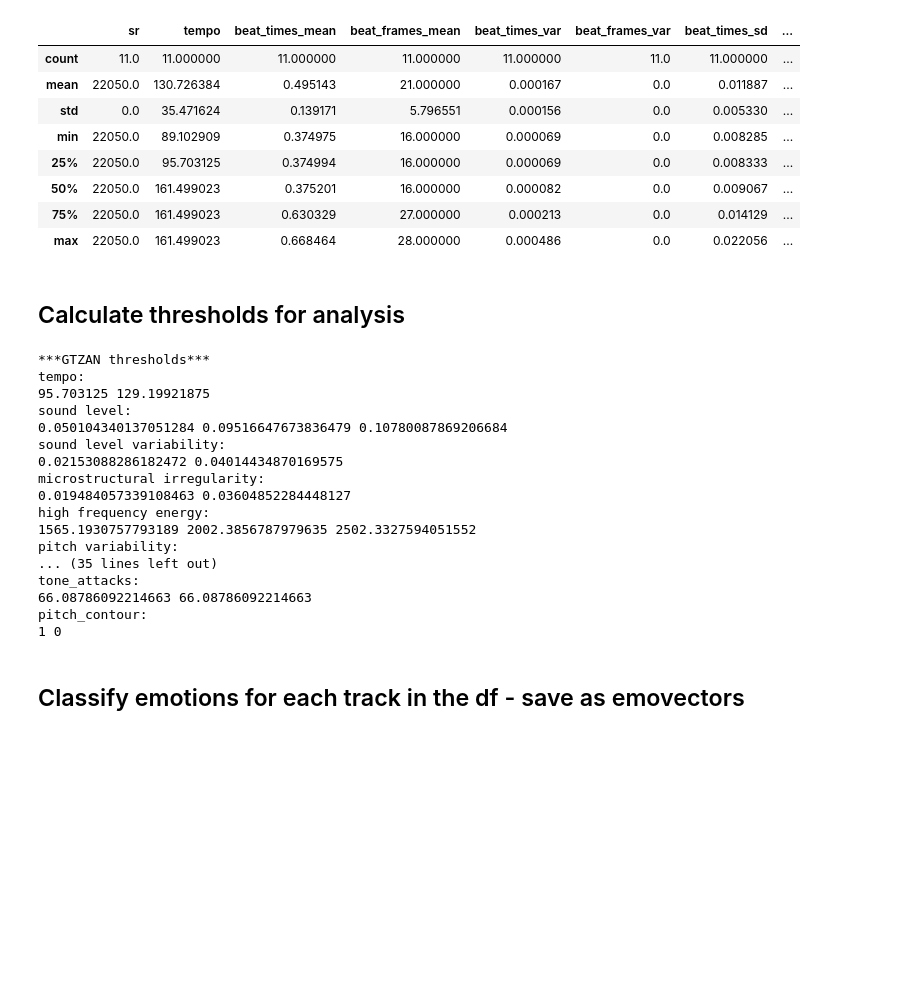
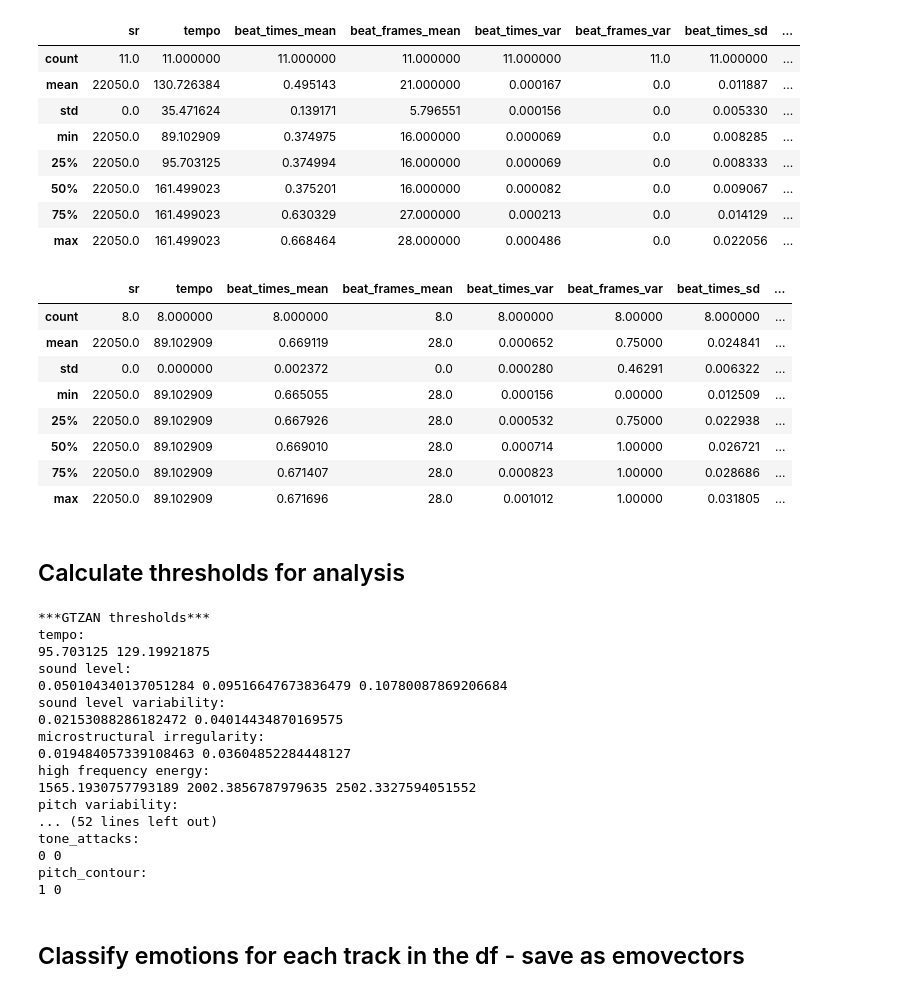
Before and after one commit to annajordanous/emovectors, a Jupyter notebook: emovec.ipynb, the cells around one changed output. Cells and saved outputs as stored; diff of their text form; code cells hidden in the pictures; blank space fills up the shorter version.

```diff
--- a/emovec.ipynb
+++ b/emovec.ipynb
@@ -346,6 +345,18 @@ df_emo_iv_bob.describe()
 | 50% | 22050.0 | 161.499023 | 0.375201 | 16.000000 | 0.000082 | 0.0 | 0.009067 | ... |
 | 75% | 22050.0 | 161.499023 | 0.630329 | 27.000000 | 0.000213 | 0.0 | 0.014129 | ... |
 | max | 22050.0 | 161.499023 | 0.668464 | 28.000000 | 0.000486 | 0.0 | 0.022056 | ... |
+# %%
+df_emo_iv_iv.describe()
+# %% [output]
+|  | sr | tempo | beat_times_mean | beat_frames_mean | beat_times_var | beat_frames_var | beat_times_sd | ... |
+| count | 8.0 | 8.000000 | 8.000000 | 8.0 | 8.000000 | 8.00000 | 8.000000 | ... |
+| mean | 22050.0 | 89.102909 | 0.669119 | 28.0 | 0.000652 | 0.75000 | 0.024841 | ... |
+| std | 0.0 | 0.000000 | 0.002372 | 0.0 | 0.000280 | 0.46291 | 0.006322 | ... |
+| min | 22050.0 | 89.102909 | 0.665055 | 28.0 | 0.000156 | 0.00000 | 0.012509 | ... |
+| 25% | 22050.0 | 89.102909 | 0.667926 | 28.0 | 0.000532 | 0.75000 | 0.022938 | ... |
+| 50% | 22050.0 | 89.102909 | 0.669010 | 28.0 | 0.000714 | 1.00000 | 0.026721 | ... |
+| 75% | 22050.0 | 89.102909 | 0.671407 | 28.0 | 0.000823 | 1.00000 | 0.028686 | ... |
+| max | 22050.0 | 89.102909 | 0.671696 | 28.0 | 0.001012 | 1.00000 | 0.031805 | ... |
 # %% [markdown]
 ## Calculate thresholds for analysis
 # %%
@@ -403,10 +420,12 @@ def print_thresholds(thresholds):
 
 print("***GTZAN thresholds***")
 print_thresholds(gtzan_thresholds)
-print("***IV thresholds***")
-print_thresholds(iv_thresholds)
+print("***IV-famous thresholds***")
+print_thresholds(iv_famous_thresholds)
 print("***IV-Bob thresholds***")
 print_thresholds(iv_bob_thresholds)
+print("***IV-Impro-visor thresholds***")
+print_thresholds(iv_iv_thresholds)
 # %% [output]
 ***GTZAN thresholds***
 tempo:
@@ -420,9 +439,9 @@ microstructural irregularity:
 high frequency energy:
 1565.1930757793189 2002.3856787979635 2502.3327594051552
 pitch variability:
-... (35 lines left out)
+... (52 lines left out)
 tone_attacks:
-66.08786092214663 66.08786092214663
+0 0
 pitch_contour:
 1 0
 # %% [markdown]
```
Also changed, not shown: parts of 28 cells of this notebook, 9 other files.
